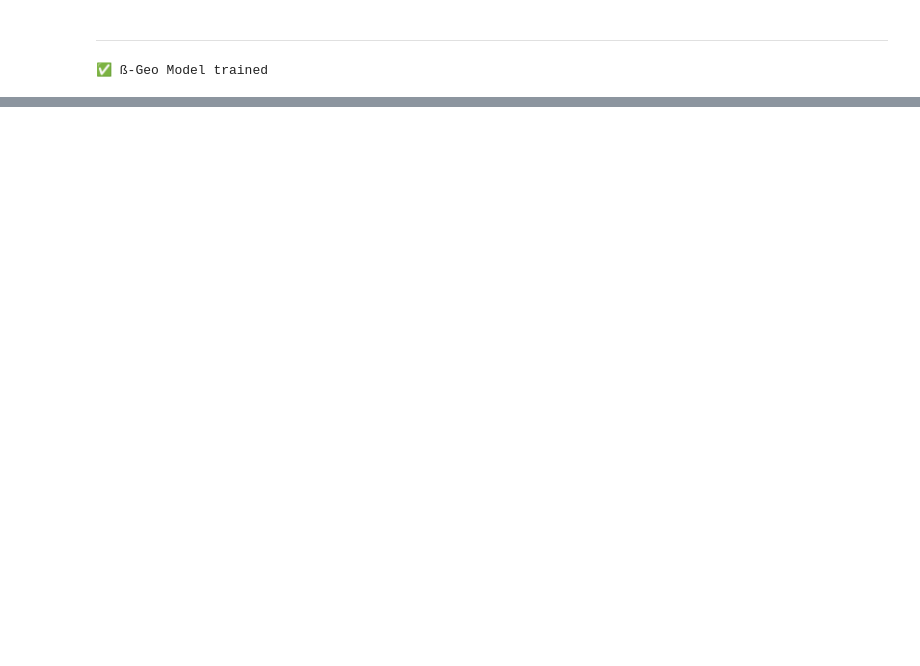
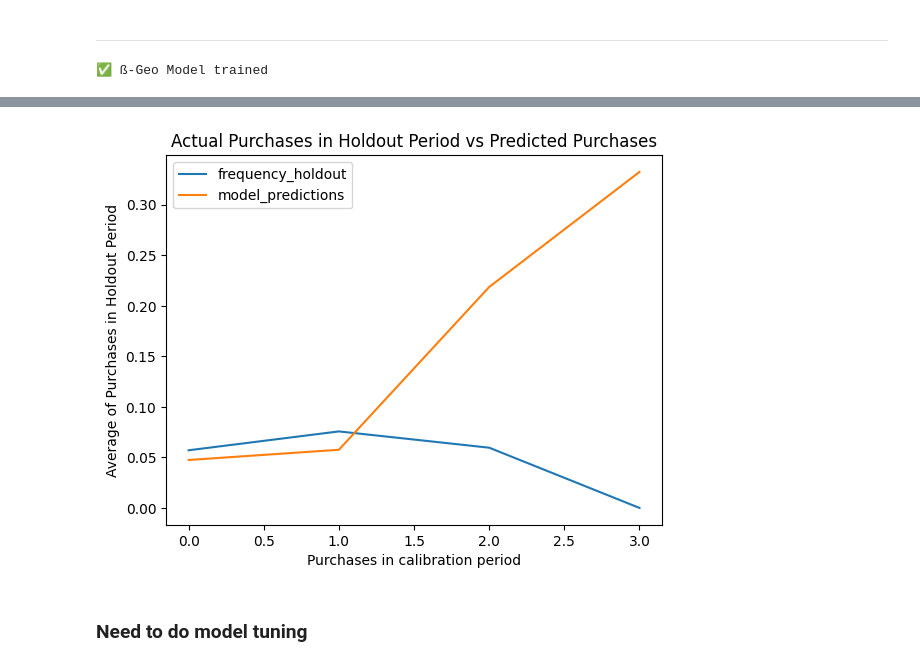
Before and after one commit to wjdals210/clv-the-look, a Jupyter notebook: IanCarrier_nb.ipynb, the cells around one changed output, grey strips where cells are left out. Cells and saved outputs as stored; diff of their text form; code cells hidden in the pictures; blank space fills up the shorter version.

```diff
--- a/IanCarrier_nb.ipynb
+++ b/IanCarrier_nb.ipynb
@@ -173,19 +143,19 @@ rfm_df
 # %%
-# Predicting the number of purchases in the next 180 days for all customers.
-rfm_df['predicted_purchases'] = model.conditional_expected_number_of_purchases_up_to_time(180,
-                                                                                          rfm_df['frequency'],
-                                                                                          rfm_df['recency'],
-                                                                                          rfm_df['T'])
+# Predicting the number of purchases in the next 90 days for all customers
+separated_df['predicted_purchases'] = model.conditional_expected_number_of_purchases_up_to_time(90,
+                                                                                                separated_df['frequency_cal'],
+                                                                                                separated_df['recency_cal'],
+                                                                                                separated_df['T_cal']
+                                                                                               )
 # %%
-rfm_df_filtered = rfm_df[rfm_df.monetary_value>0]
+rfm_df_filtered = separated_df[separated_df.monetary_value_cal>0]
 gg_model = GammaGammaFitter()
-gg_model.fit(rfm_df_filtered['frequency'], rfm_df_filtered['monetary_value']);
+gg_model.fit(rfm_df_filtered['frequency_cal'], rfm_df_filtered['monetary_value_cal']);
 # %%
-rfm_df['CLV'] = gg_model.customer_lifetime_value(model,
-                                                 rfm_df['frequency'],
-                                                 rfm_df['recency'],
-                                                 rfm_df['T'],
-                                                 rfm_df['monetary_value'],
-                                                 time = 6,# In months
-                                                )
-rfm_df.sort_values('frequency')
+separated_df['CLV'] = gg_model.customer_lifetime_value(model,
+                                                      separated_df['frequency_cal'],
+                                                      separated_df['recency_cal'],
+                                                      separated_df['T_cal'],
+                                                      separated_df['monetary_value_cal'],
+                                                      time = 3,# In months
+                                                     )
@@ -206,0 +174,4 @@ rfm_df.sort_values('frequency')
+# %%
+separated_df['sq_error'] = (separated_df.monetary_value_holdout - separated_df.CLV)**2
+print("Root mean square error: "+str(np.sqrt(separated_df['sq_error'].mean())))
+separated_df
@@ -206,0 +199,6 @@ rfm_df.sort_values('frequency')
+# %%
+plot_calibration_purchases_vs_holdout_purchases(model,separated_df);
+# %% [output]
+[figure, new version]
+# %% [markdown]
+### Need to do model tuning
```
Also changed, not shown: parts of 23 cells of this notebook, 3 other files.
